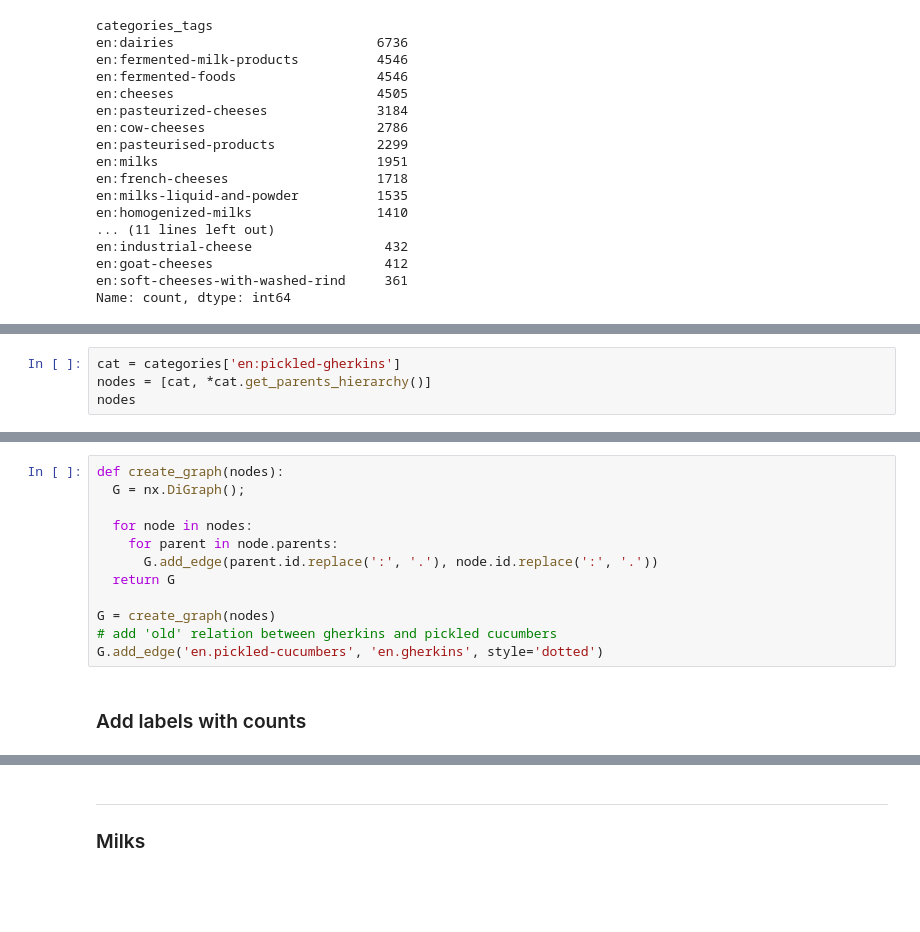
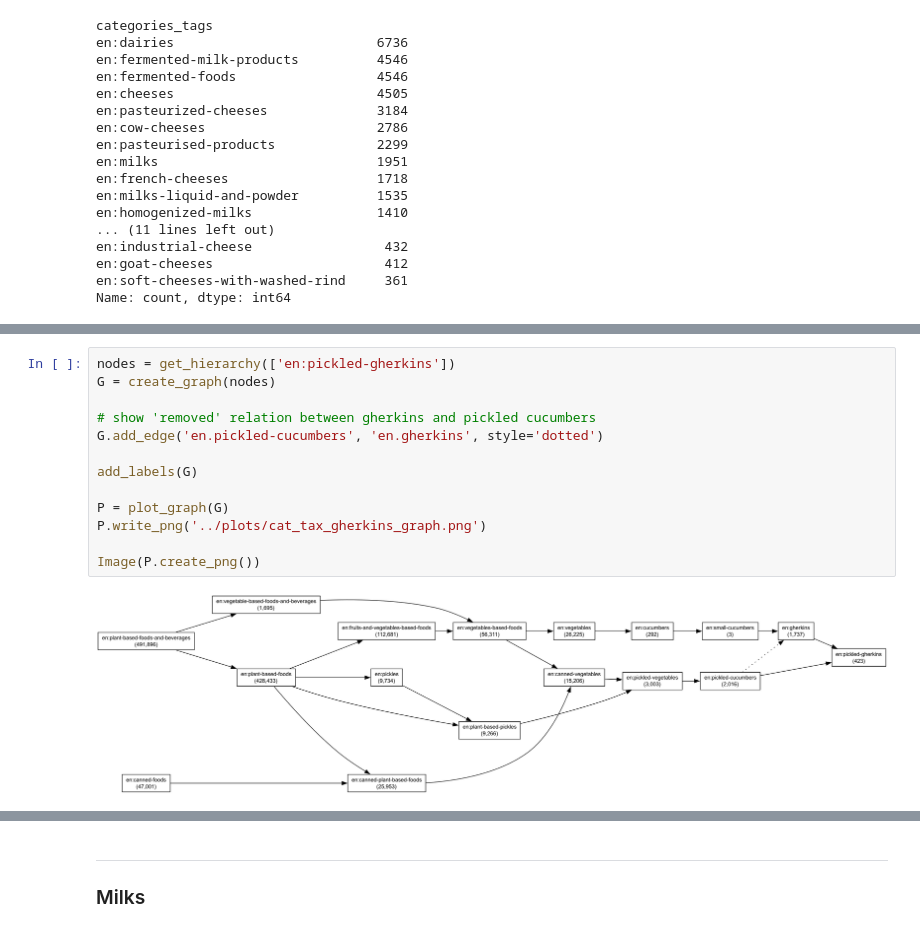
Before and after one commit to goerlitz/openfoodfacts-data-analysis, a Jupyter notebook: notebooks/42_analyze_category_taxonomy.ipynb, the cells around one changed output, grey strips where cells are left out. Drawn from its saved outputs; the diff is of its cells as text; blank space fills up the shorter version.

```diff
--- a/notebooks/42_analyze_category_taxonomy.ipynb
+++ b/notebooks/42_analyze_category_taxonomy.ipynb
@@ -225,4 +194,0 @@ has_cat.head(50)
-# %%
-cat = categories['en:pickled-gherkins']
-nodes = [cat, *cat.get_parents_hierarchy()]
-nodes
@@ -253,14 +259,15 @@ categories['en:homogenized-milks'].parents
 # %%
-def create_graph(nodes):
-  G = nx.DiGraph();
+nodes = get_hierarchy(['en:pickled-gherkins'])
+G = create_graph(nodes)
 
-  for node in nodes:
-    for parent in node.parents:
-      G.add_edge(parent.id.replace(':', '.'), node.id.replace(':', '.'))
-  return G
+# show 'removed' relation between gherkins and pickled cucumbers
+G.add_edge('en.pickled-cucumbers', 'en.gherkins', style='dotted')
 
-G = create_graph(nodes)
-# add 'old' relation between gherkins and pickled cucumbers
-G.add_edge('en.pickled-cucumbers', 'en.gherkins', style='dotted')
+add_labels(G)
+
+P = plot_graph(G)
+P.write_png('../plots/cat_tax_gherkins_graph.png')
+
+Image(P.create_png())
+# %% [output]
+[figure, added]
-# %% [markdown]
-### Add labels with counts
```
Also changed, not shown: parts of 25 cells of this notebook.
